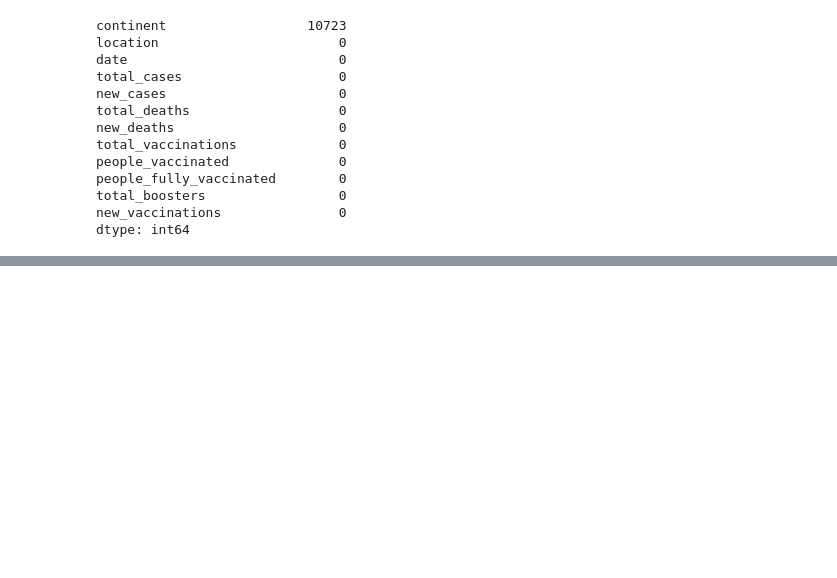
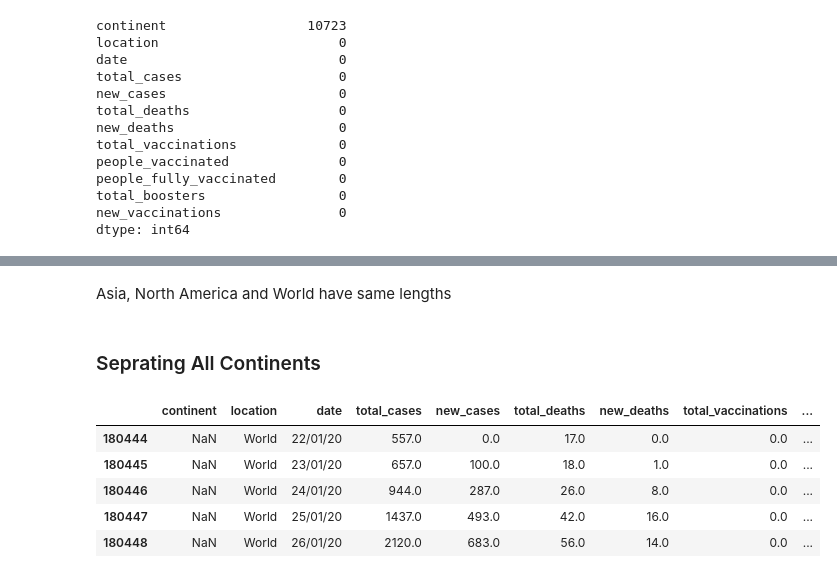
Before and after one commit to SirajAtFiverr/DataScience, a Jupyter notebook: practise.ipynb, the cells around one changed output, grey strips where cells are left out. Cells and saved outputs as stored; diff of their text form; code cells hidden in the pictures; blank space fills up the shorter version.

```diff
--- a/practise.ipynb
+++ b/practise.ipynb
@@ -129,0 +150,5 @@ dtype: int64
+# %%
+# Droping extra columns
+for loc in data[data['continent'].isnull()]['location'].unique():
+    if loc not in data['continent'].unique() and loc != 'World':
+        data.drop(data[data['location'] == loc].index, inplace=True)
@@ -129,0 +187,14 @@ dtype: int64
+# %% [markdown]
+Asia, North America and World have same lengths
+# %% [markdown]
+### Seprating All Continents
+# %%
+world_data = data[data['location'] == 'World']
+world_data.head()
+# %% [output]
+|  | continent | location | date | total_cases | new_cases | total_deaths | new_deaths | total_vaccinations | ... |
+| 180444 | NaN | World | 22/01/20 | 557.0 | 0.0 | 17.0 | 0.0 | 0.0 | ... |
+| 180445 | NaN | World | 23/01/20 | 657.0 | 100.0 | 18.0 | 1.0 | 0.0 | ... |
+| 180446 | NaN | World | 24/01/20 | 944.0 | 287.0 | 26.0 | 8.0 | 0.0 | ... |
+| 180447 | NaN | World | 25/01/20 | 1437.0 | 493.0 | 42.0 | 16.0 | 0.0 | ... |
+| 180448 | NaN | World | 26/01/20 | 2120.0 | 683.0 | 56.0 | 14.0 | 0.0 | ... |
```
Also changed, not shown: parts of 23 cells of this notebook, 1 other file.
